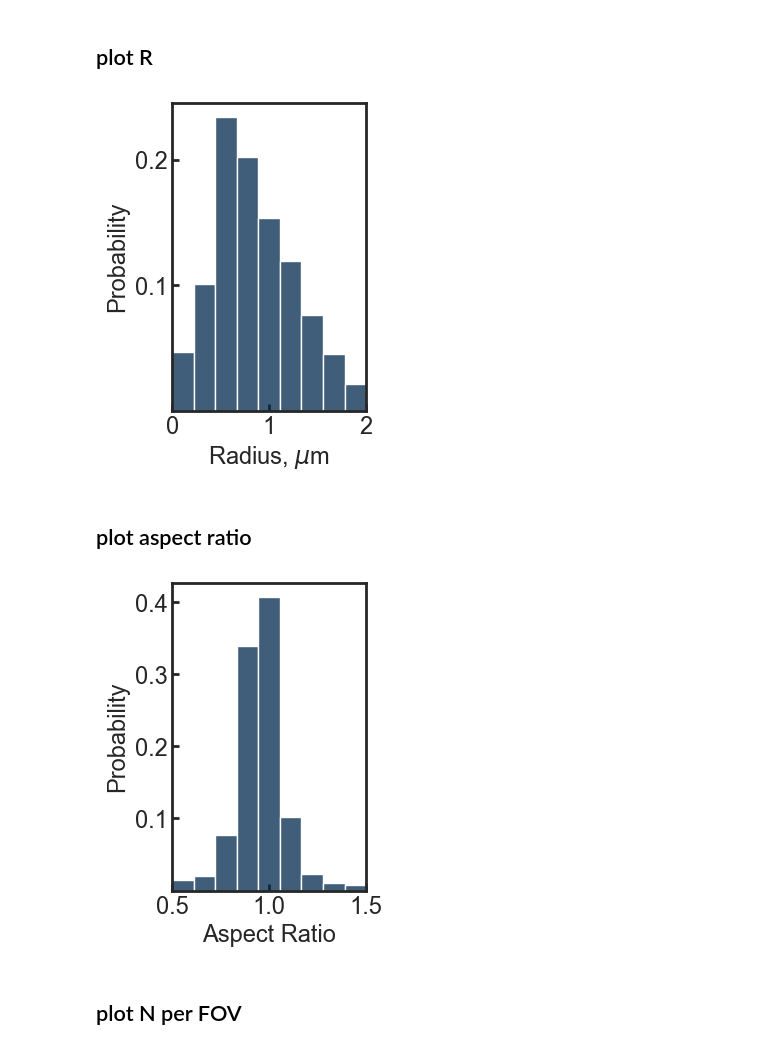
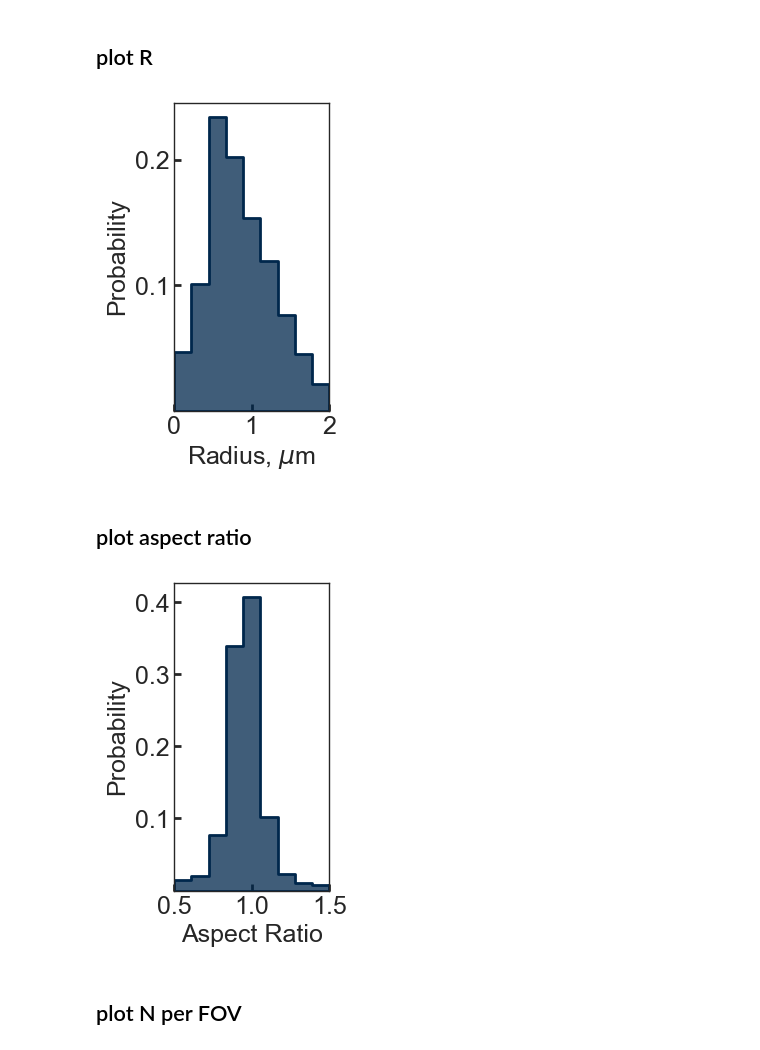
Before and after one commit to walterlab-um/intra_condensate_SPT, a Jupyter notebook: plot_paper_figure/Fig1_condensate_properties.ipynb, the cells around one changed output. Cells and saved outputs as stored; diff of their text form; code cells hidden in the pictures.

```diff
--- a/plot_paper_figure/Fig1_condensate_properties.ipynb
+++ b/plot_paper_figure/Fig1_condensate_properties.ipynb
@@ -14,6 +14,8 @@ os.chdir(folder_save)
 
 um_per_pxl = 0.117
 area_FOV = 418 * 674 * um_per_pxl**2
+
+fontsize = 18
 # %%
 # concat all csv files
 lst_df = []
@@ -39,43 +41,45 @@ df_perFOV_stats = pd.DataFrame(
 df_plot = df_all
 df_plot["Radius_um"] = df_plot["R_nm"] / 1000
 column_name = "Radius_um"
 x_label = r"Radius, $\mu$m"
 x_range = (0, 2)
 
-plt.figure(figsize=(2.5, 4))
+plt.figure(figsize=(2, 4))
 ax = sns.histplot(
     data=df_plot,
     x=column_name,
     bins=9,
     stat="probability",
     color=color,
     binrange=(x_range[0], x_range[1]),
+    lw=2,
+    element="step",
 )
-plt.gca().spines[:].set_linewidth(2)
+plt.gca().spines[:].set_linewidth(1)
 plt.xticks([0, 1, 2])
 plt.yticks([0.1, 0.2])
 plt.gca().tick_params(
     axis="both",
     which="major",
-    labelsize=17,
+    labelsize=fontsize,
     direction="in",
     bottom=True,
     left=True,
     length=5,
     width=2,
 )
 plt.xlim(x_range[0], x_range[1])
-plt.xlabel(x_label, fontsize=17)
-plt.ylabel("Probability", fontsize=17)
+plt.xlabel(x_label, fontsize=fontsize)
+plt.ylabel("Probability", fontsize=fontsize)
 fname_save = "Condensate_" + column_name + "_histo.png"
 plt.savefig(fname_save, format="png", bbox_inches="tight", dpi=300)
 plt.show()
 # %% [output]
-[figure, old version]
+[figure, new version]
 # %% [markdown]
 ## plot aspect ratio
 # %%
-plt.figure(figsize=(2.5, 4))
+plt.figure(figsize=(2, 4))
 ax = sns.histplot(
     data=df_all,
     x="aspect_ratio",
@@ -83,14 +87,16 @@ ax = sns.histplot(
     stat="probability",
     color=color,
     binrange=(0.5, 1.5),
+    lw=2,
+    element="step",
 )
-plt.gca().spines[:].set_linewidth(2)
+plt.gca().spines[:].set_linewidth(1)
 plt.yticks([0.1, 0.2, 0.3, 0.4])
 plt.xticks(np.linspace(0.5, 1.5, 3))
 plt.gca().tick_params(
     axis="both",
     which="major",
-    labelsize=17,
+    labelsize=fontsize,
     direction="in",
     bottom=True,
     left=True,
@@ -98,13 +104,13 @@ plt.gca().tick_params(
     width=2,
 )
 plt.xlim(0.5, 1.5)
-plt.xlabel("Aspect Ratio", fontsize=17)
-plt.ylabel("Probability", fontsize=17)
+plt.xlabel("Aspect Ratio", fontsize=fontsize)
+plt.ylabel("Probability", fontsize=fontsize)
 fname_save = "Condensate_aspect_ratio_histo.png"
 plt.savefig(fname_save, format="png", bbox_inches="tight", dpi=300)
 plt.show()
 # %% [output]
-[figure, old version]
+[figure, new version]
 # %% [markdown]
 ## plot N per FOV
 # %%
```
